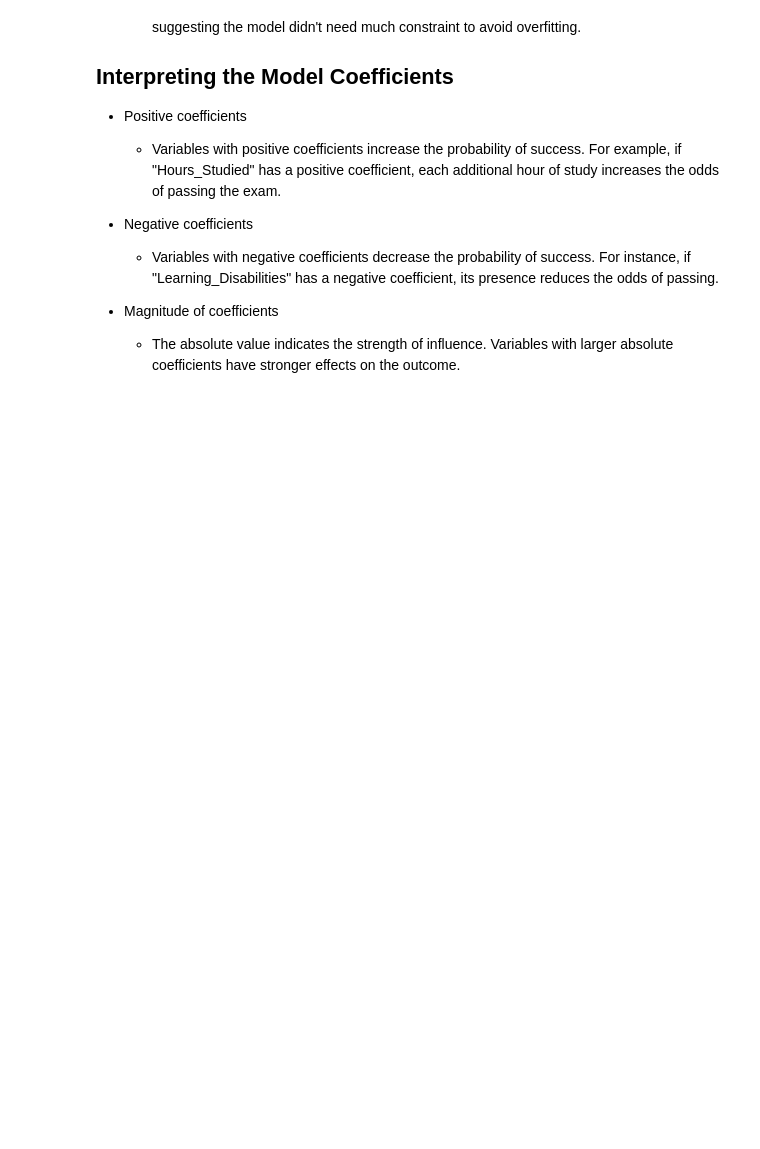
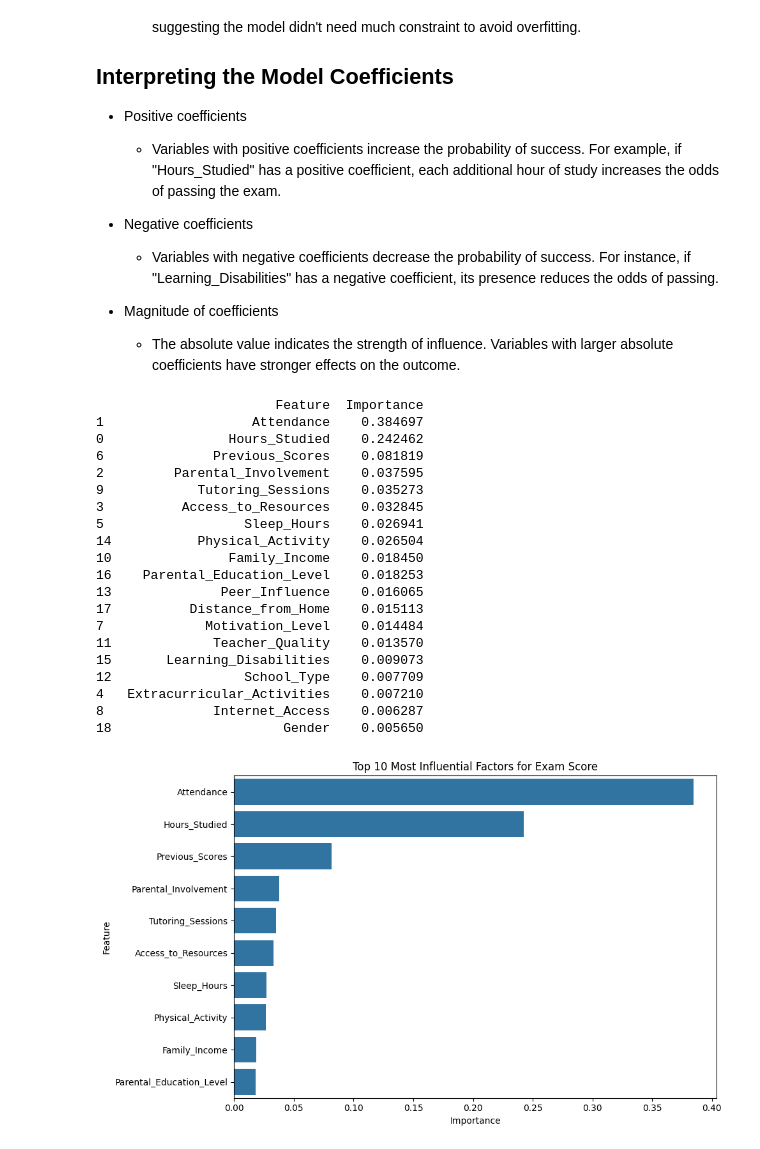
Before and after one commit to dariusavram/Student-Performance, a Jupyter notebook: Untitled.ipynb, the cells around one changed output. Drawn from its saved outputs; the diff is of its cells as text; code cells hidden in the pictures; blank space fills up the shorter version.

```diff
--- a/Untitled.ipynb
+++ b/Untitled.ipynb
@@ -544,3 +528,54 @@ Logistic regression likely performed better for several reasons
     - Variables with negative coefficients decrease the probability of success. For instance, if "Learning_Disabilities" has a negative coefficient, its presence reduces the odds of passing.
 - Magnitude of coefficients
     - The absolute value indicates the strength of influence. Variables with larger absolute coefficients have stronger effects on the outcome.
+# %%
+from sklearn.ensemble import RandomForestRegressor
+
+X = df2.drop("Exam_Score", axis=1)
+y = df2["Exam_Score"]
+
+scaler = StandardScaler()
+X_scaled = scaler.fit_transform(X)
+
+
+
+rf = RandomForestRegressor(n_estimators=100, random_state=42)
+rf.fit(X_scaled, y)
+
+# Get feature importances
+importances = rf.feature_importances_
+feature_names = X.columns
+importance_df = pd.DataFrame({'Feature': feature_names, 'Importance': importances})
+importance_df = importance_df.sort_values(by='Importance', ascending=False)
+
+print(importance_df)
+
+top_features = importance_df.head(10)
+
+plt.figure(figsize=(10,6))
+sns.barplot(x='Importance', y='Feature', data=top_features)
+plt.title('Top 10 Most Influential Factors for Exam Score')
+plt.tight_layout()
+plt.show()
+# %% [output]
+                       Feature  Importance
+1                   Attendance    0.384697
+0                Hours_Studied    0.242462
+6              Previous_Scores    0.081819
+2         Parental_Involvement    0.037595
+9            Tutoring_Sessions    0.035273
+3          Access_to_Resources    0.032845
+5                  Sleep_Hours    0.026941
+14           Physical_Activity    0.026504
+10               Family_Income    0.018450
+16    Parental_Education_Level    0.018253
+13              Peer_Influence    0.016065
+17          Distance_from_Home    0.015113
+7             Motivation_Level    0.014484
+11             Teacher_Quality    0.013570
+15       Learning_Disabilities    0.009073
+12                 School_Type    0.007709
+4   Extracurricular_Activities    0.007210
+8              Internet_Access    0.006287
+18                      Gender    0.005650
+[figure, added]
```
Also changed, not shown: parts of 1 cell of this notebook.
